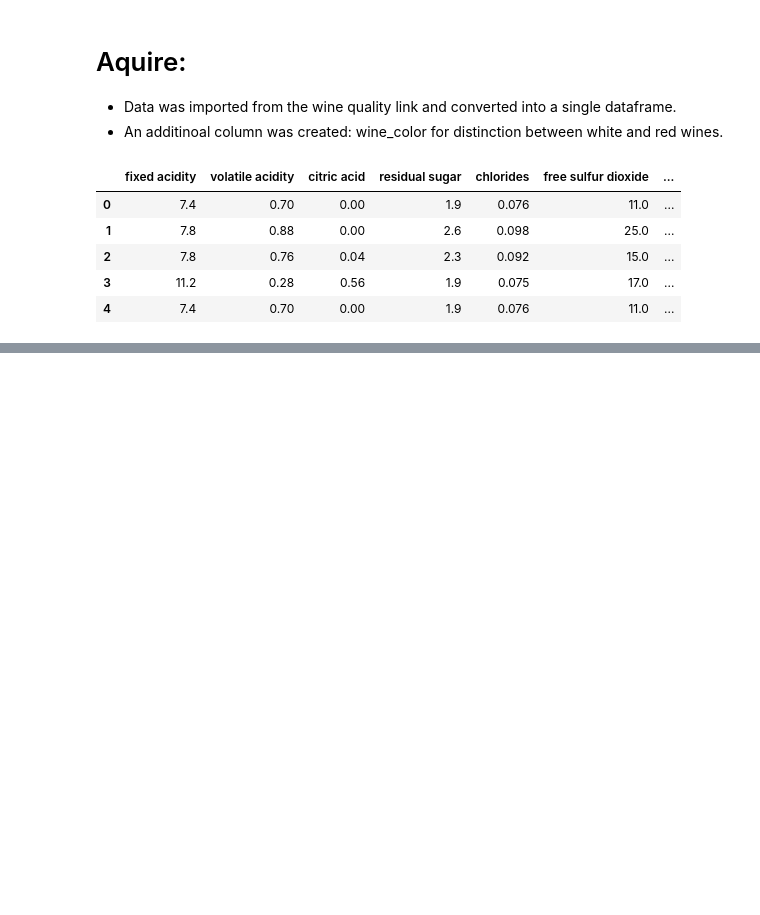
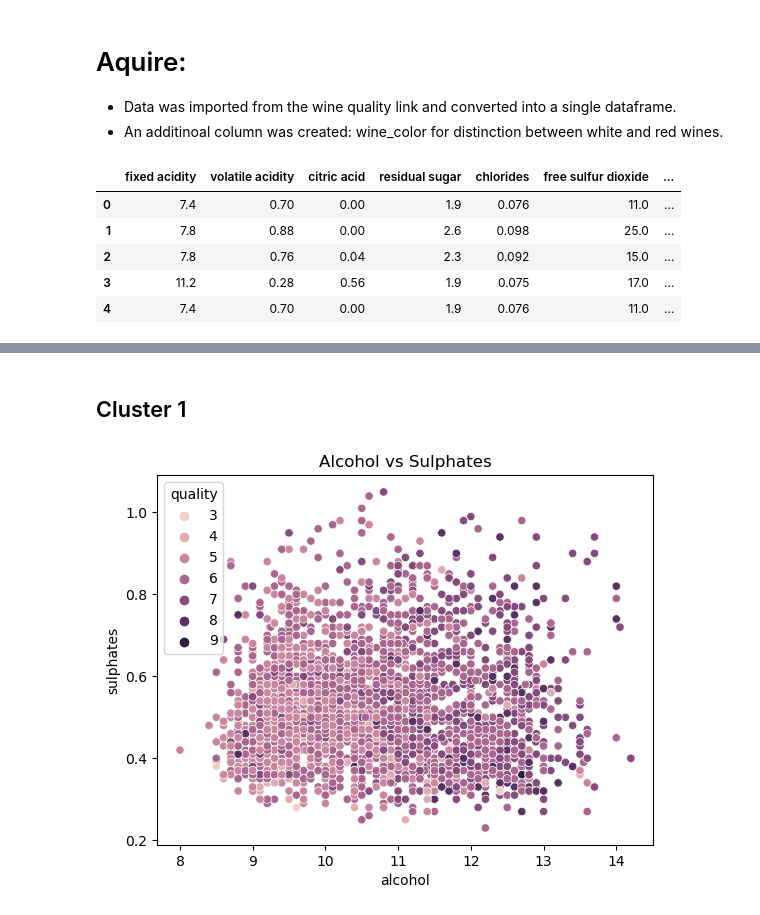
Before and after one commit to Wine-Clustering-Group-B/Clustering-Project, a Jupyter notebook: Final_Notebook.ipynb, the cells around one changed output, grey strips where cells are left out. Drawn from its saved outputs; the diff is of its cells as text; code cells hidden in the pictures; blank space fills up the shorter version.

```diff
--- a/Final_Notebook.ipynb
+++ b/Final_Notebook.ipynb
@@ -89,0 +182,9 @@ df.head()
+# %% [markdown]
+## Cluster 1
+# %%
+# create the cluster:
+sns.scatterplot(x = 'alcohol', y = 'sulphates', data = train, hue = 'quality')
+plt.title('Alcohol vs Sulphates')
+plt.show()
+# %% [output]
+[figure, added]
```
Also changed, not shown: parts of 34 cells of this notebook.
